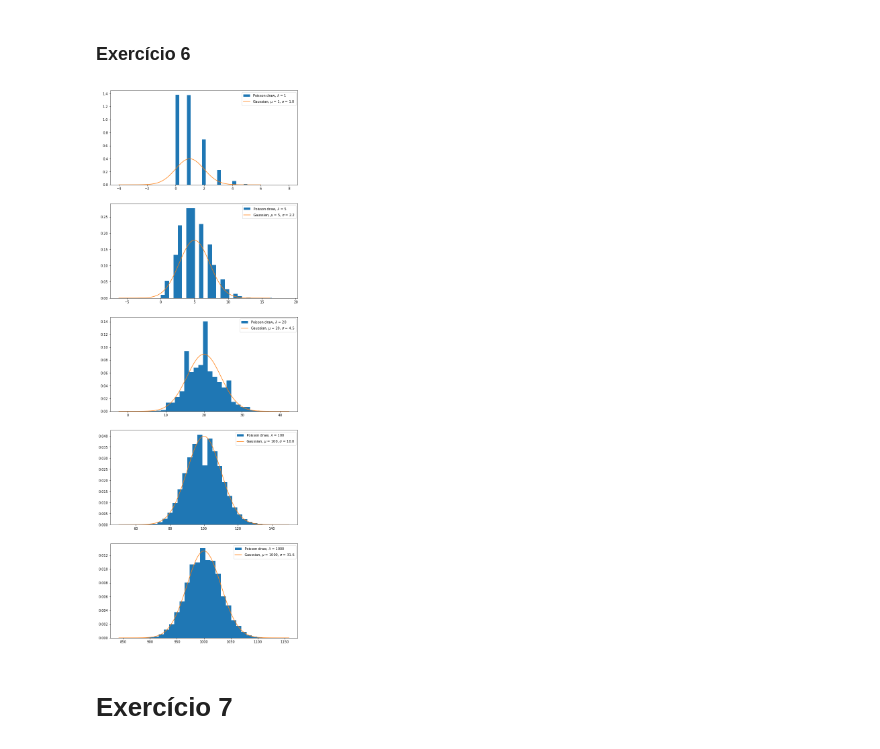
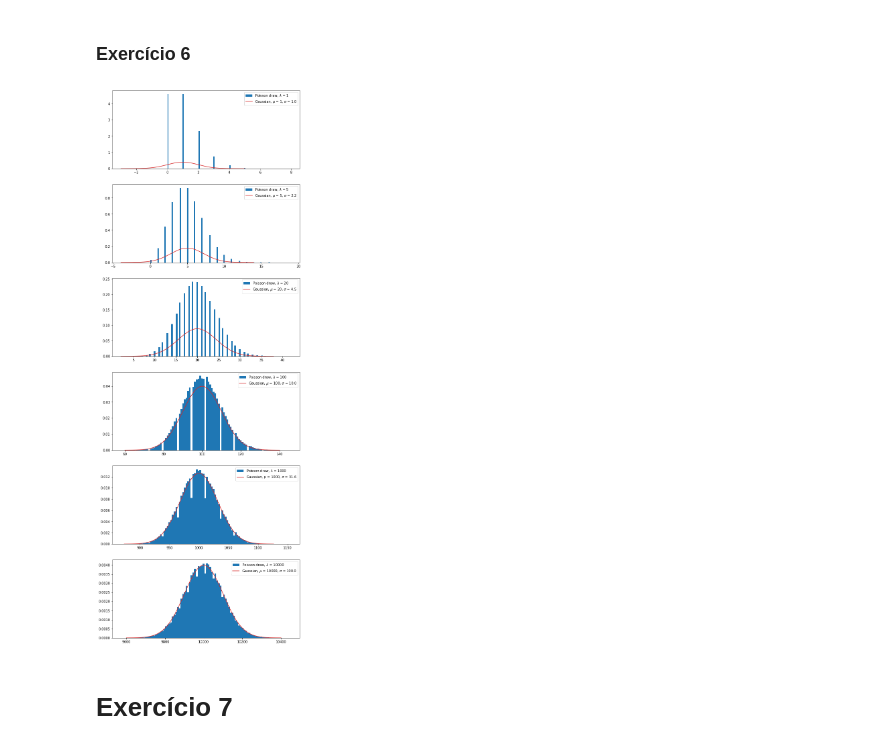
Before and after one commit to caioolivv/data_analysis, a Jupyter notebook: Statistics/lista_de_exercicios_1.ipynb, the cells around one changed output. Cells and saved outputs as stored; diff of their text form; code cells hidden in the pictures.

```diff
--- a/Statistics/lista_de_exercicios_1.ipynb
+++ b/Statistics/lista_de_exercicios_1.ipynb
@@ -247,19 +247,19 @@ for i in range(5):
 # %% [markdown]
 ### Exercício 6
 # %%
-fig, ax = plt.subplots(5, 1, figsize=(10,30), facecolor="white")
-lam = [1, 5, 20, 100, 1000]
+fig, ax = plt.subplots(6, 1, figsize=(10,30), facecolor="white")
+lam = [1, 5, 20, 100, 1000, 10000]
 
 for i in range(len(lam)):
     l = lam[i]
-    x = np.linspace(l - l**0.5*5, l + l**0.5*5, 10000)
+    x = np.linspace(l - l**0.5*4, l + l**0.5*4, 10000)
     poisson_draws = np.random.poisson(l, 100000)
     gaussian = [np.exp(-(xi-l)**2/2/l)/np.sqrt(2*np.pi)/l**0.5 for xi in x]
-    ax[i].hist(poisson_draws, density=True, bins=30, label=f'Poisson draw, $\lambda$ = {l}')
-    ax[i].plot(x, gaussian, label=f'Gaussian, $\mu$ = {l}, $\sigma$ = {l**0.5:.1f}')
+    ax[i].hist(poisson_draws, density=True, bins=100, label=f'Poisson draw, $\lambda$ = {l}')
+    ax[i].plot(x, gaussian, label=f'Gaussian, $\mu$ = {l}, $\sigma$ = {l**0.5:.1f}', color='tab:red')
     ax[i].legend()
 # %% [output]
-[figure, old version]
+[figure, new version]
 # %% [markdown]
 # Exercício 7
 # %% [markdown]
```
Also changed, not shown: parts of 6 cells of this notebook.
